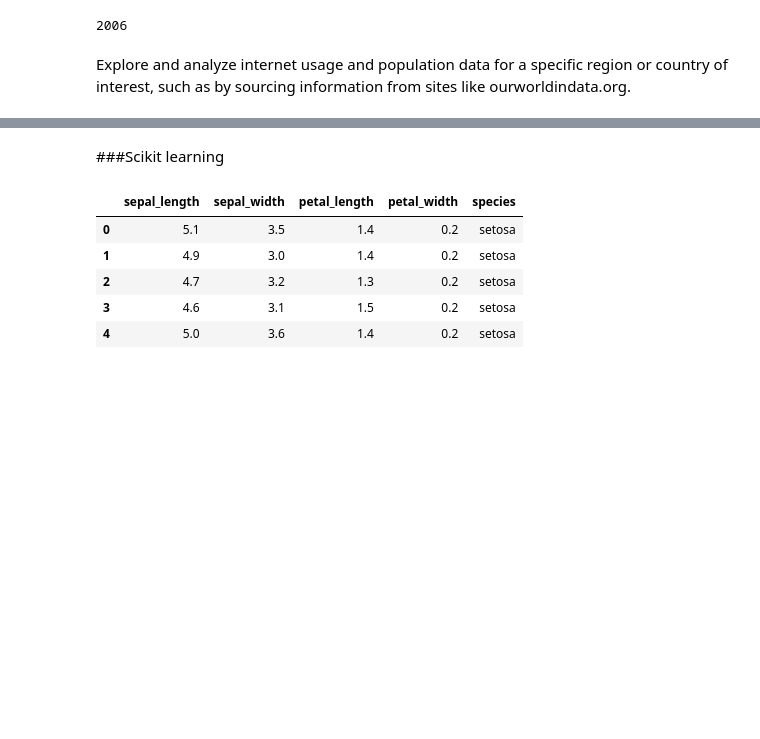
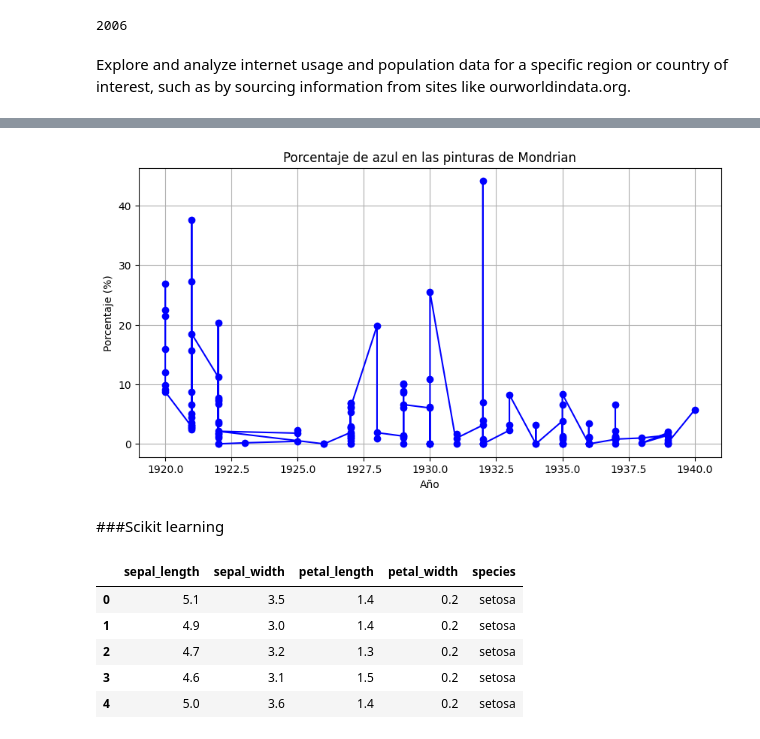
Before and after one commit to vidalesdavid/mineria_de_datos, a Jupyter notebook: Mineria_de_datos_183060.ipynb, the cells around one changed output, grey strips where cells are left out. Saved outputs shown, nothing was run; the diff lists cells and outputs as text; code cells hidden in the pictures; blank space fills up the shorter version.

```diff
--- a/Mineria_de_datos_183060.ipynb
+++ b/Mineria_de_datos_183060.ipynb
@@ -1108,3 +1211,32 @@ Explore and analyze internet usage and population data for a specific region or
+# %%
+import pandas as pd
+import matplotlib.pyplot as plt
+
+painting_info = pd.read_csv("mondrian-painting-info.csv")
+features = pd.read_csv("mondrian-painting-features.csv")
+
+painting_info["total_area"] = painting_info["width"] * painting_info["height"]
+
+blue_features = features[features["color"] == "blue"].copy()
+blue_features["feature_area"] = blue_features["width"] * blue_features["height"]
+
+blue_area = blue_features.groupby("painting_id")["feature_area"].sum().reset_index()
+blue_area.rename(columns={"feature_area": "blue_area"}, inplace=True)
+
+blue_data = painting_info.merge(blue_area, on="painting_id", how="left").fillna(0)
+
+blue_data["blue_percentage"] = blue_data["blue_area"] / blue_data["total_area"] * 100
+
+
+plt.figure(figsize=(10,5))
+plt.plot(blue_data["year"], blue_data["blue_percentage"], "o-", color="blue")
+plt.title("Porcentaje de azul en las pinturas de Mondrian")
+plt.xlabel("Año")
+plt.ylabel("Porcentaje (%)")
+plt.grid(True)
+plt.show()
+# %% [output]
+[figure, added]
 # %% [markdown]
 ###Scikit learning
 # %%
```
Also changed, not shown: parts of 14 cells of this notebook.
